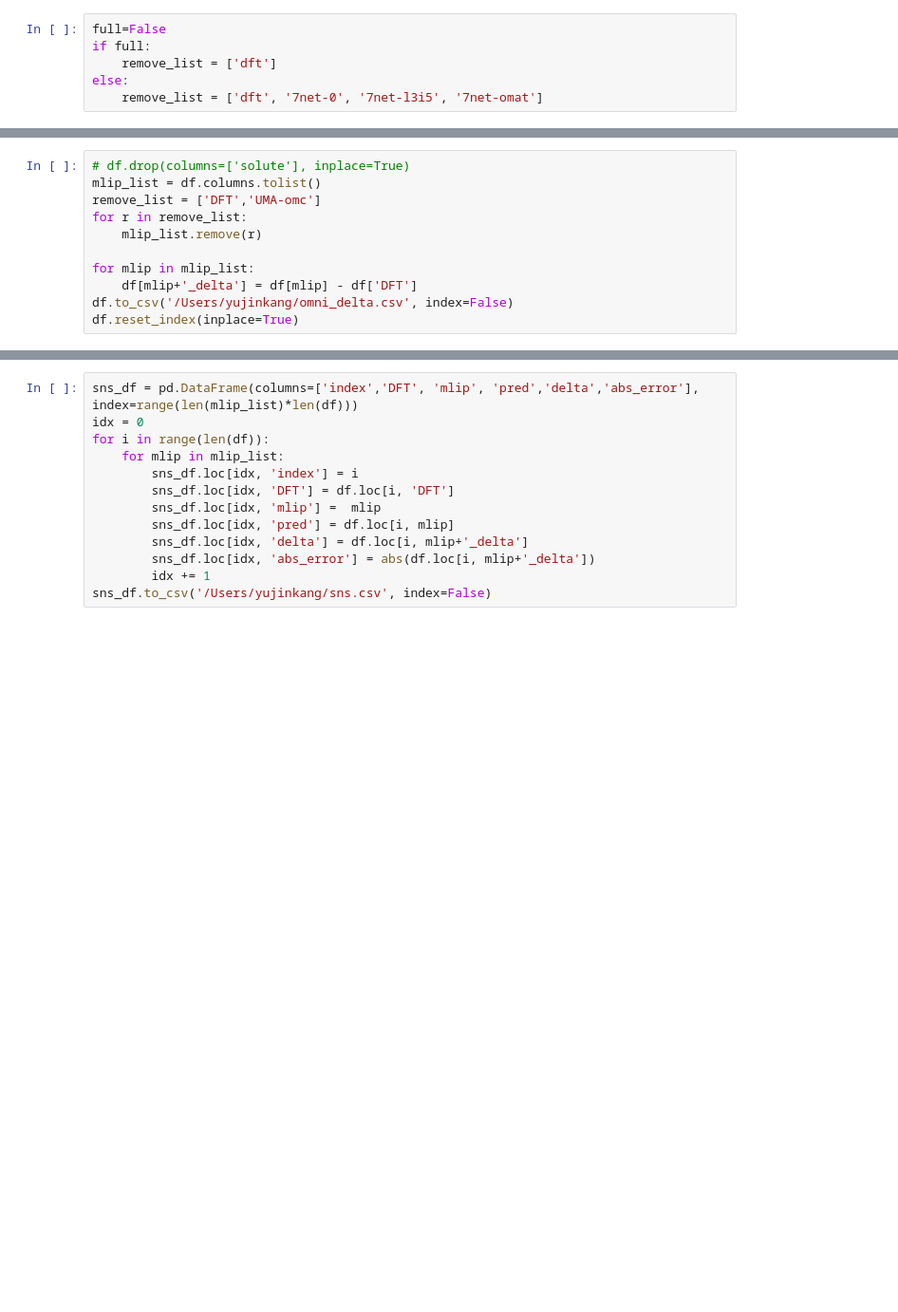
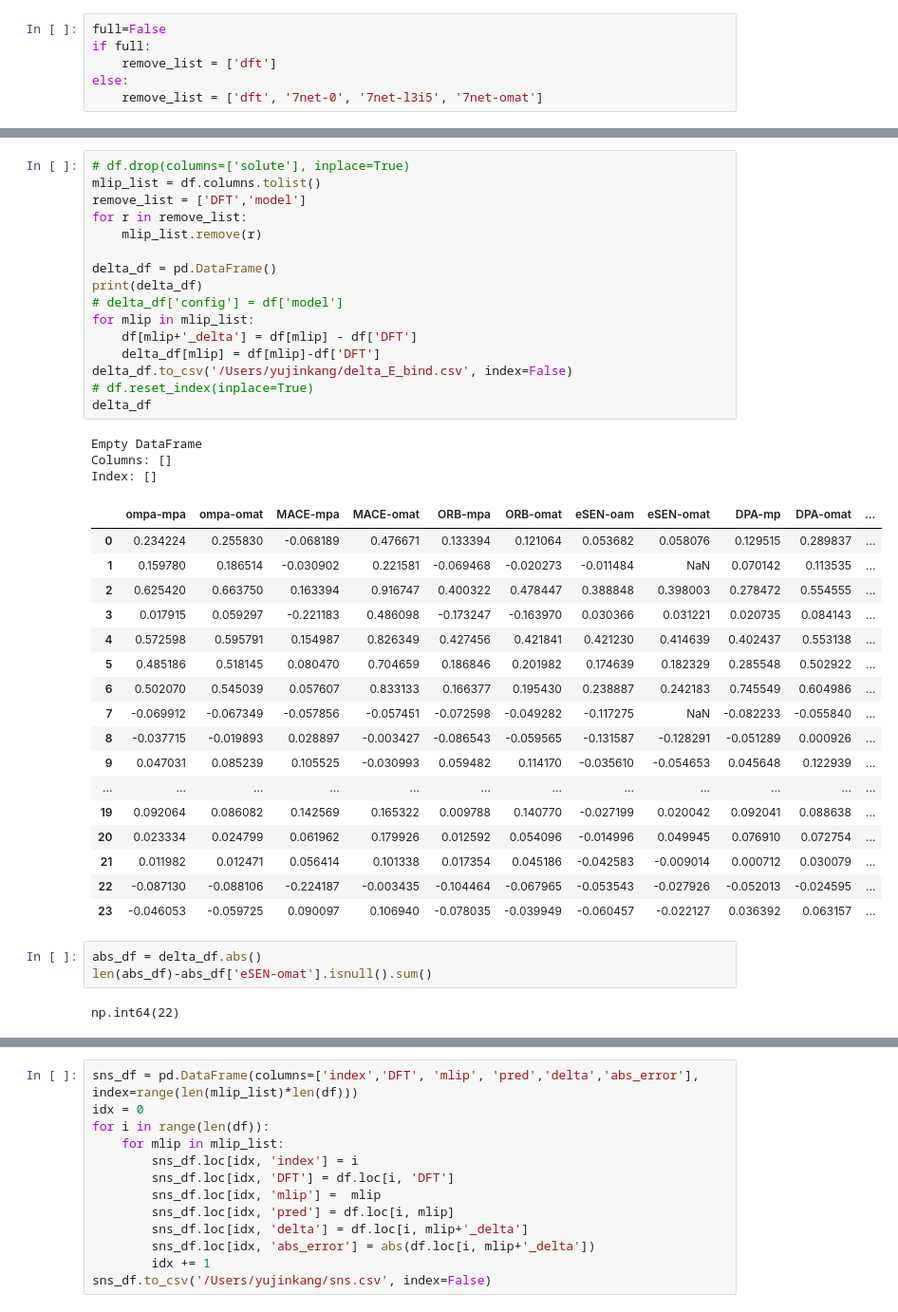
Before and after one commit to dnlf1ff/febench, a Jupyter notebook: data/test.ipynb, the cells around one changed output, grey strips where cells are left out. Shown: that part at 95% size. Saved outputs shown, nothing was run; the diff lists cells and outputs as text; blank space fills up the shorter version.

```diff
--- a/data/test.ipynb
+++ b/data/test.ipynb
@@ -37,11 +37,42 @@ df
 # %%
 # df.drop(columns=['solute'], inplace=True)
 mlip_list = df.columns.tolist()
-remove_list = ['DFT','UMA-omc']
+remove_list = ['DFT','model']
 for r in remove_list:
     mlip_list.remove(r)
 
+delta_df = pd.DataFrame()
+print(delta_df)
+# delta_df['config'] = df['model']
 for mlip in mlip_list:
     df[mlip+'_delta'] = df[mlip] - df['DFT']
-df.to_csv('/Users/yujinkang/omni_delta.csv', index=False)
-df.reset_index(inplace=True)
+    delta_df[mlip] = df[mlip]-df['DFT']
+delta_df.to_csv('/Users/yujinkang/delta_E_bind.csv', index=False)
+# df.reset_index(inplace=True)
+delta_df
+# %% [output]
+Empty DataFrame
+Columns: []
+Index: []
+|  | ompa-mpa | ompa-omat | MACE-mpa | MACE-omat | ORB-mpa | ORB-omat | eSEN-oam | eSEN-omat | DPA-mp | DPA-omat | ... |
+| 0 | 0.234224 | 0.255830 | -0.068189 | 0.476671 | 0.133394 | 0.121064 | 0.053682 | 0.058076 | 0.129515 | 0.289837 | ... |
+| 1 | 0.159780 | 0.186514 | -0.030902 | 0.221581 | -0.069468 | -0.020273 | -0.011484 | NaN | 0.070142 | 0.113535 | ... |
+| 2 | 0.625420 | 0.663750 | 0.163394 | 0.916747 | 0.400322 | 0.478447 | 0.388848 | 0.398003 | 0.278472 | 0.554555 | ... |
+| 3 | 0.017915 | 0.059297 | -0.221183 | 0.486098 | -0.173247 | -0.163970 | 0.030366 | 0.031221 | 0.020735 | 0.084143 | ... |
+| 4 | 0.572598 | 0.595791 | 0.154987 | 0.826349 | 0.427456 | 0.421841 | 0.421230 | 0.414639 | 0.402437 | 0.553138 | ... |
+| 5 | 0.485186 | 0.518145 | 0.080470 | 0.704659 | 0.186846 | 0.201982 | 0.174639 | 0.182329 | 0.285548 | 0.502922 | ... |
+| 6 | 0.502070 | 0.545039 | 0.057607 | 0.833133 | 0.166377 | 0.195430 | 0.238887 | 0.242183 | 0.745549 | 0.604986 | ... |
+| 7 | -0.069912 | -0.067349 | -0.057856 | -0.057451 | -0.072598 | -0.049282 | -0.117275 | NaN | -0.082233 | -0.055840 | ... |
+| 8 | -0.037715 | -0.019893 | 0.028897 | -0.003427 | -0.086543 | -0.059565 | -0.131587 | -0.128291 | -0.051289 | 0.000926 | ... |
+| 9 | 0.047031 | 0.085239 | 0.105525 | -0.030993 | 0.059482 | 0.114170 | -0.035610 | -0.054653 | 0.045648 | 0.122939 | ... |
+| ... | ... | ... | ... | ... | ... | ... | ... | ... | ... | ... | ... |
+| 19 | 0.092064 | 0.086082 | 0.142569 | 0.165322 | 0.009788 | 0.140770 | -0.027199 | 0.020042 | 0.092041 | 0.088638 | ... |
+| 20 | 0.023334 | 0.024799 | 0.061962 | 0.179926 | 0.012592 | 0.054096 | -0.014996 | 0.049945 | 0.076910 | 0.072754 | ... |
+| 21 | 0.011982 | 0.012471 | 0.056414 | 0.101338 | 0.017354 | 0.045186 | -0.042583 | -0.009014 | 0.000712 | 0.030079 | ... |
+| 22 | -0.087130 | -0.088106 | -0.224187 | -0.003435 | -0.104464 | -0.067965 | -0.053543 | -0.027926 | -0.052013 | -0.024595 | ... |
+| 23 | -0.046053 | -0.059725 | 0.090097 | 0.106940 | -0.078035 | -0.039949 | -0.060457 | -0.022127 | 0.036392 | 0.063157 | ... |
+# %%
+abs_df = delta_df.abs()
+len(abs_df)-abs_df['eSEN-omat'].isnull().sum()
+# %% [output]
+np.int64(22)
```
Also changed, not shown: parts of 7 cells of this notebook, 30 other files.
